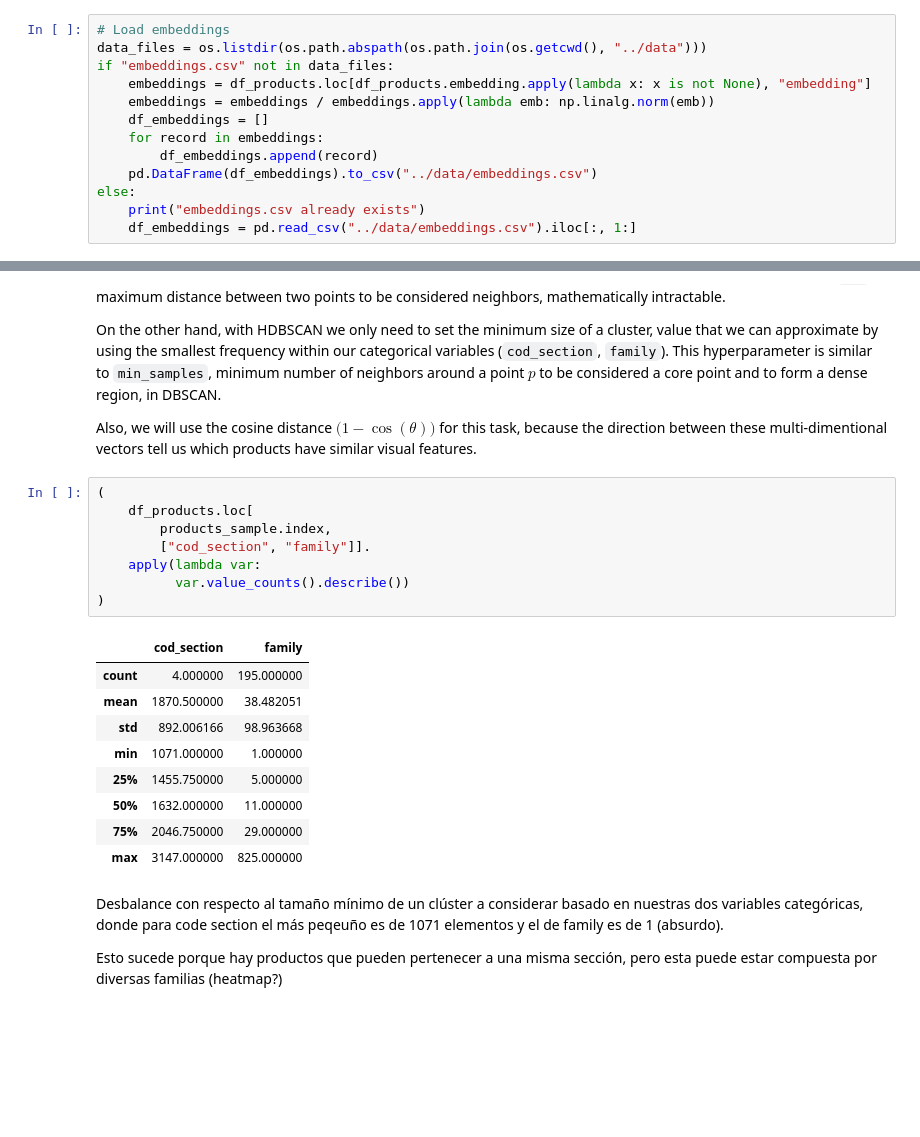
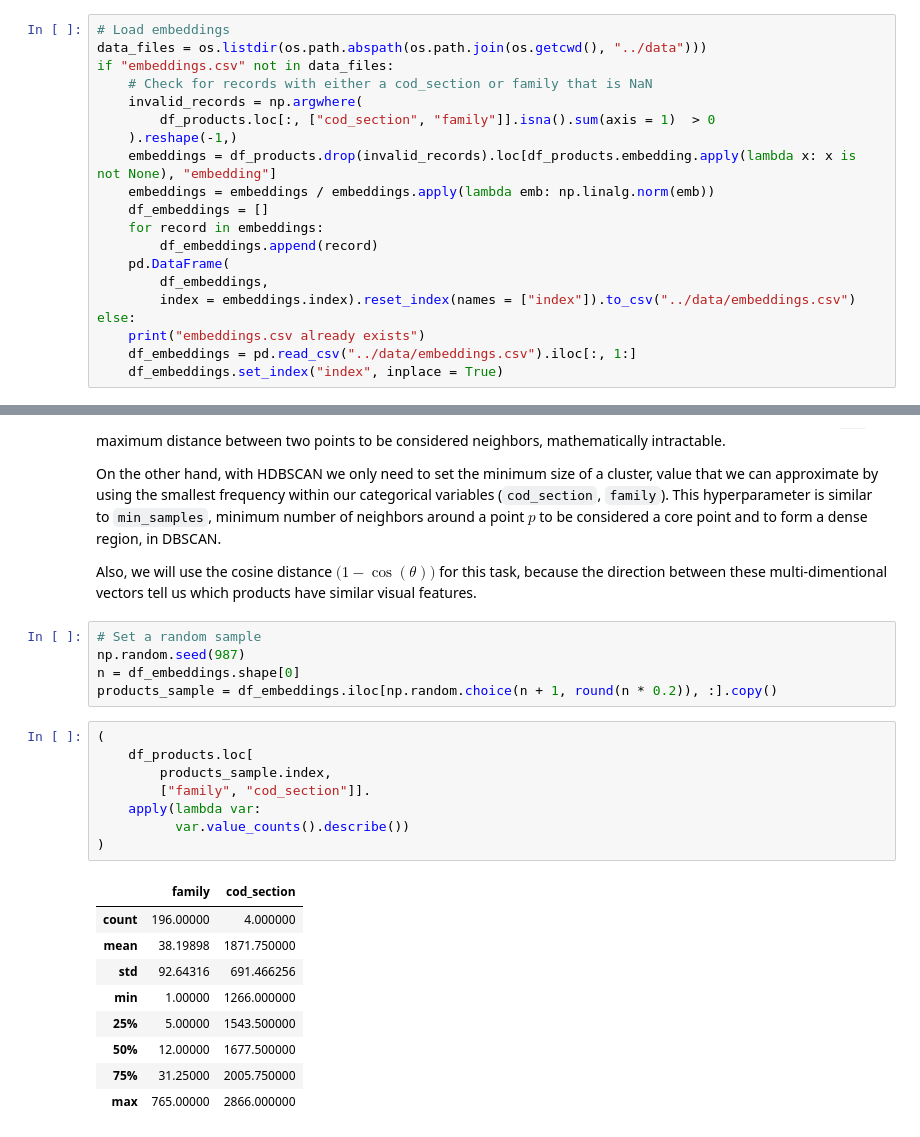
Before and after one commit to CarlosFOL/Recommender_System, a Jupyter notebook: notebooks/expl_analysis.ipynb, the cells around one changed output, grey strips where cells are left out. Cells and saved outputs as stored; diff of their text form; blank space fills up the shorter version.

```diff
--- a/notebooks/expl_analysis.ipynb
+++ b/notebooks/expl_analysis.ipynb
@@ -271,14 +273,21 @@ There is a problem with the column `embedding`, since there are null values into
 # Load embeddings
 data_files = os.listdir(os.path.abspath(os.path.join(os.getcwd(), "../data")))
 if "embeddings.csv" not in data_files:
-    embeddings = df_products.loc[df_products.embedding.apply(lambda x: x is not None), "embedding"]
+    # Check for records with either a cod_section or family that is NaN
+    invalid_records = np.argwhere(
+        df_products.loc[:, ["cod_section", "family"]].isna().sum(axis = 1)  > 0
+    ).reshape(-1,)
+    embeddings = df_products.drop(invalid_records).loc[df_products.embedding.apply(lambda x: x is not None), "embedding"]
     embeddings = embeddings / embeddings.apply(lambda emb: np.linalg.norm(emb))
     df_embeddings = []
     for record in embeddings:
         df_embeddings.append(record)
-    pd.DataFrame(df_embeddings).to_csv("../data/embeddings.csv")
+    pd.DataFrame(
+        df_embeddings,
+        index = embeddings.index).reset_index(names = ["index"]).to_csv("../data/embeddings.csv")
 else:
     print("embeddings.csv already exists")
     df_embeddings = pd.read_csv("../data/embeddings.csv").iloc[:, 1:]
+    df_embeddings.set_index("index", inplace = True)
 # %% [output]
 embeddings.csv already exists
@@ -293,25 +297,26 @@ We have decided to use HDBSCAN instead of classical DBSCAN, because the embeddin
 On the other hand, with HDBSCAN we only need to set the minimum size of a cluster, value that we can approximate by using the smallest frequency within our categorical variables (`cod_section`, `family`). This hyperparameter is similar to `min_samples`, minimum number of neighbors around a point $p$ to be considered a core point and to form a dense region, in DBSCAN.
 
 Also, we will use the cosine distance $\Big(1 - \cos(\theta)\Big)$ for this task, because the direction between these multi-dimentional vectors tell us which products have similar visual features.
+# %%
+# Set a random sample
+np.random.seed(987)
+n = df_embeddings.shape[0]
+products_sample = df_embeddings.iloc[np.random.choice(n + 1, round(n * 0.2)), :].copy()
 # %%
 (
     df_products.loc[
         products_sample.index,
-        ["cod_section", "family"]].
+        ["family", "cod_section"]].
     apply(lambda var:
           var.value_counts().describe())
 )
 # %% [output]
-|  | cod_section | family |
-| count | 4.000000 | 195.000000 |
-| mean | 1870.500000 | 38.482051 |
-| std | 892.006166 | 98.963668 |
-| min | 1071.000000 | 1.000000 |
-| 25% | 1455.750000 | 5.000000 |
-| 50% | 1632.000000 | 11.000000 |
-| 75% | 2046.750000 | 29.000000 |
-| max | 3147.000000 | 825.000000 |
+|  | family | cod_section |
+| count | 196.00000 | 4.000000 |
+| mean | 38.19898 | 1871.750000 |
+| std | 92.64316 | 691.466256 |
+| min | 1.00000 | 1266.000000 |
+| 25% | 5.00000 | 1543.500000 |
+| 50% | 12.00000 | 1677.500000 |
+| 75% | 31.25000 | 2005.750000 |
+| max | 765.00000 | 2866.000000 |
-# %% [markdown]
-Desbalance con respecto al tamaño mínimo de un clúster a considerar basado en nuestras dos variables categóricas, donde para code section el más peqeuño es de 1071 elementos y el de family es de 1 (absurdo).
-
-Esto sucede porque hay productos que pueden pertenecer a una misma sección, pero esta puede estar compuesta por diversas familias (heatmap?)
```
Also changed, not shown: parts of 15 cells of this notebook, 1 other file.
